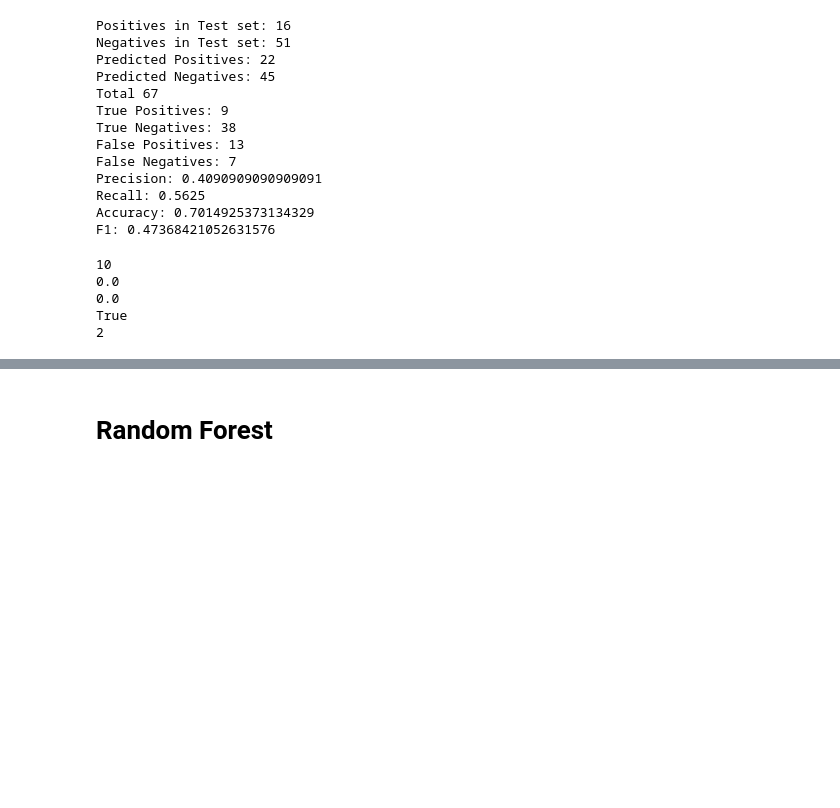
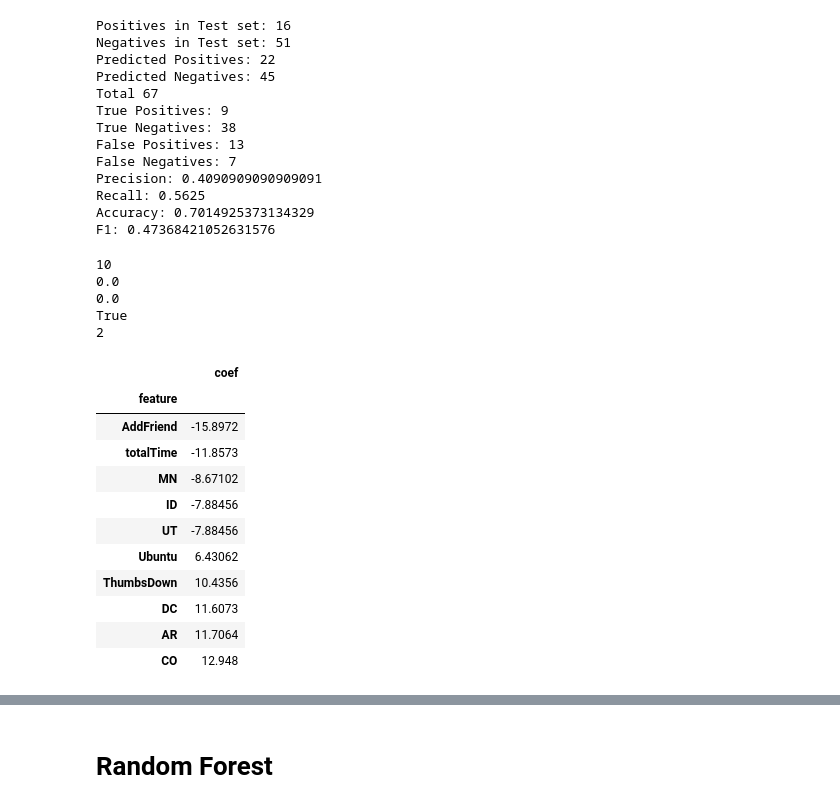
Before and after one commit to pedro-hf/sparkify, a Jupyter notebook: Sparkify.ipynb, the cells around one changed output, grey strips where cells are left out. Cells and saved outputs as stored; diff of their text form; code cells hidden in the pictures; blank space fills up the shorter version.

```diff
--- a/Sparkify.ipynb
+++ b/Sparkify.ipynb
@@ -837,0 +854,18 @@ True
+# %%
+coefs = pd.DataFrame([features, list(bestModel_lr.stages[1].coefficients)],
+                     index=['feature','coef']).T.set_index('feature').sort_values('coef')
+idx = list(coefs.index[:5]) + list(coefs.index[-5:])
+coefs.loc[idx].style.bar(subset=['coef'], color=['#d65f5f', '#5fba7d'], align='mid')
+# %% [output]
+|  | coef |
+| feature |  |
+| AddFriend | -15.8972 |
+| totalTime | -11.8573 |
+| MN | -8.67102 |
+| ID | -7.88456 |
+| UT | -7.88456 |
+| Ubuntu | 6.43062 |
+| ThumbsDown | 10.4356 |
+| DC | 11.6073 |
+| AR | 11.7064 |
+| CO | 12.948 |
```
Also changed, not shown: parts of 10 cells of this notebook, 5 other files.
